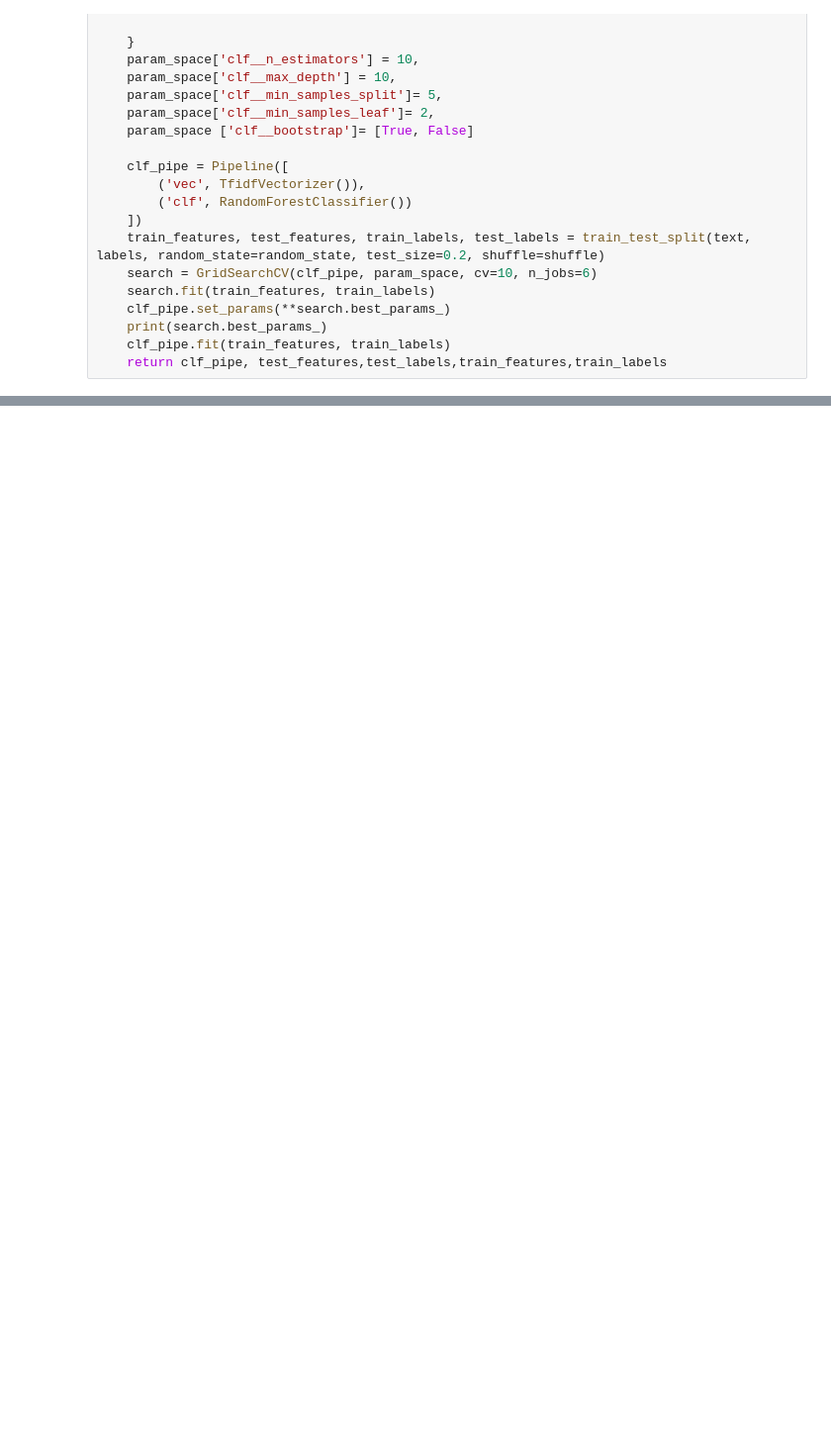
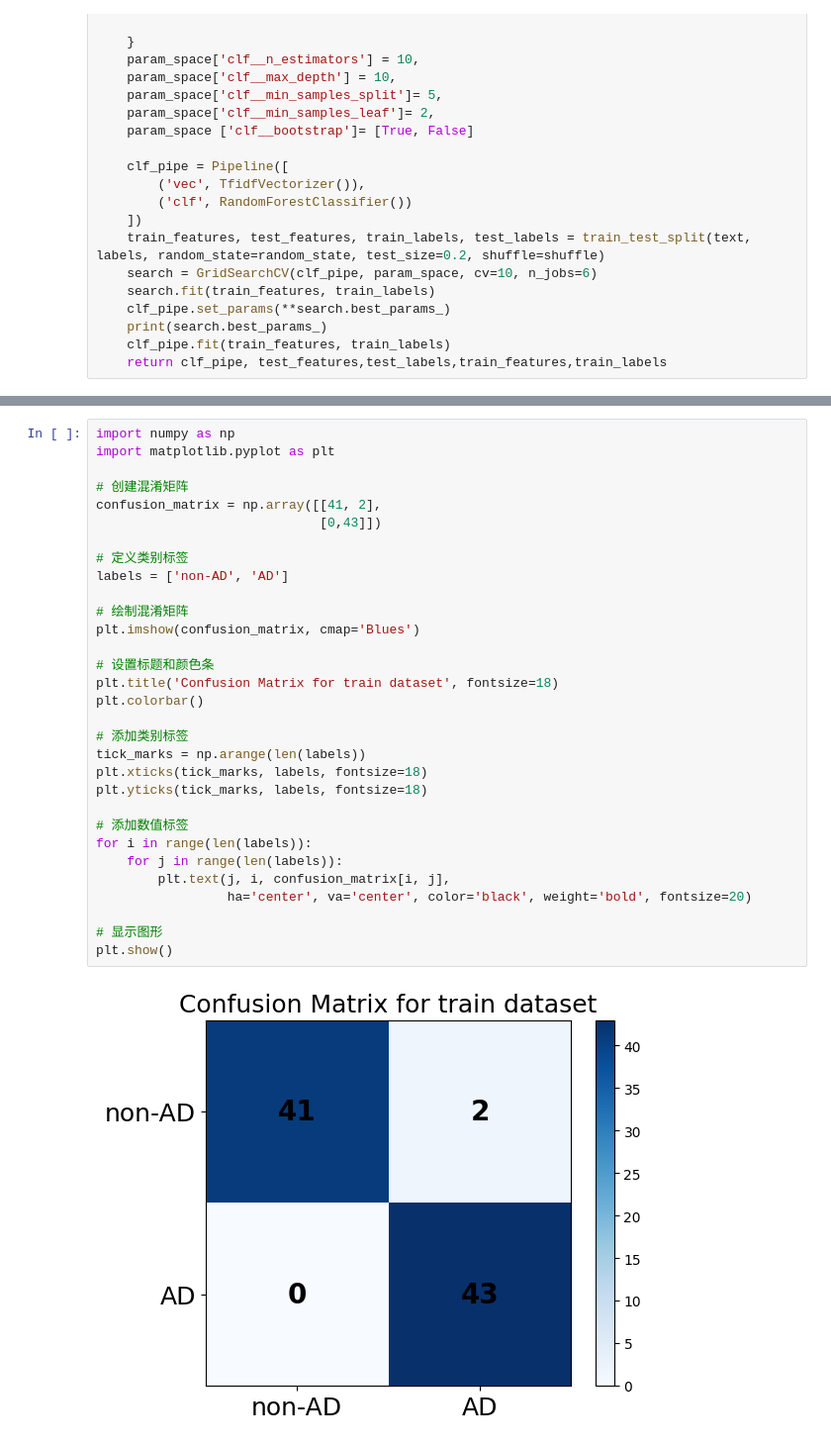
Before and after one commit to HkThinker/Using-Machine-Learning-for-Recognition-of-Alzheimer-s-Disease-Based-on-Transcription-Information, a Jupyter notebook: Analysis.ipynb, the cells around one changed output, grey strips where cells are left out. Shown at 99% size. Saved outputs shown, nothing was run; the diff lists cells and outputs as text; blank space fills up the shorter version.

```diff
--- a/Analysis.ipynb
+++ b/Analysis.ipynb
@@ -156,0 +157,33 @@ plt.savefig('test_cm.png')
+# %%
+import numpy as np
+import matplotlib.pyplot as plt
+
+# 创建混淆矩阵
+confusion_matrix = np.array([[41, 2],
+                             [0,43]])
+
+# 定义类别标签
+labels = ['non-AD', 'AD']
+
+# 绘制混淆矩阵
+plt.imshow(confusion_matrix, cmap='Blues')
+
+# 设置标题和颜色条
+plt.title('Confusion Matrix for train dataset', fontsize=18)
+plt.colorbar()
+
+# 添加类别标签
+tick_marks = np.arange(len(labels))
+plt.xticks(tick_marks, labels, fontsize=18)
+plt.yticks(tick_marks, labels, fontsize=18)
+
+# 添加数值标签
+for i in range(len(labels)):
+    for j in range(len(labels)):
+        plt.text(j, i, confusion_matrix[i, j],
+                 ha='center', va='center', color='black', weight='bold', fontsize=20)
+
+# 显示图形
+plt.show()
+# %% [output]
+[figure, added]
```
Also changed, not shown: parts of 5 cells of this notebook.
